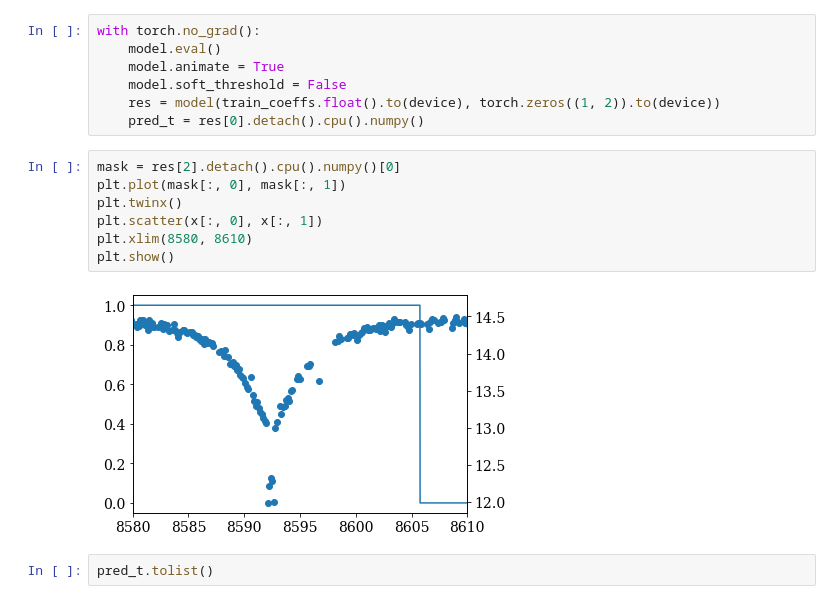
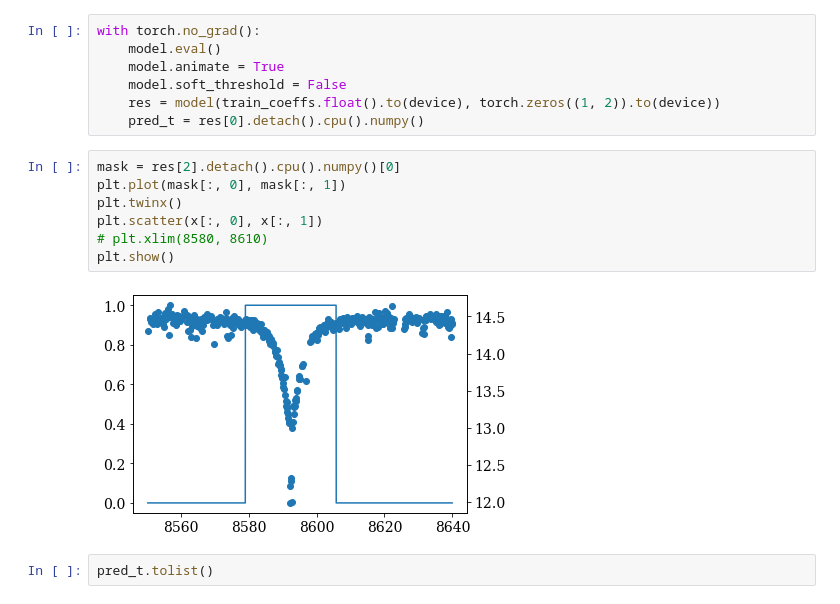
Before and after one commit to haimengzhao/magic-microlensing, a Jupyter notebook: test_KMT.ipynb, the cells around one changed output. Saved outputs shown, nothing was run; the diff lists cells and outputs as text.

Commit message:
test: kmt plot done

```diff
--- a/test_KMT.ipynb
+++ b/test_KMT.ipynb
@@ -106,12 +106,12 @@ with torch.no_grad():
 # %%
 mask = res[2].detach().cpu().numpy()[0]
 plt.plot(mask[:, 0], mask[:, 1])
 plt.twinx()
 plt.scatter(x[:, 0], x[:, 1])
-plt.xlim(8580, 8610)
+# plt.xlim(8580, 8610)
 plt.show()
 # %% [output]
-[figure, old version]
+[figure, new version]
 # %%
 pred_t.tolist()
 # %% [output]
```
Also changed, not shown: parts of 5 cells of this notebook.
